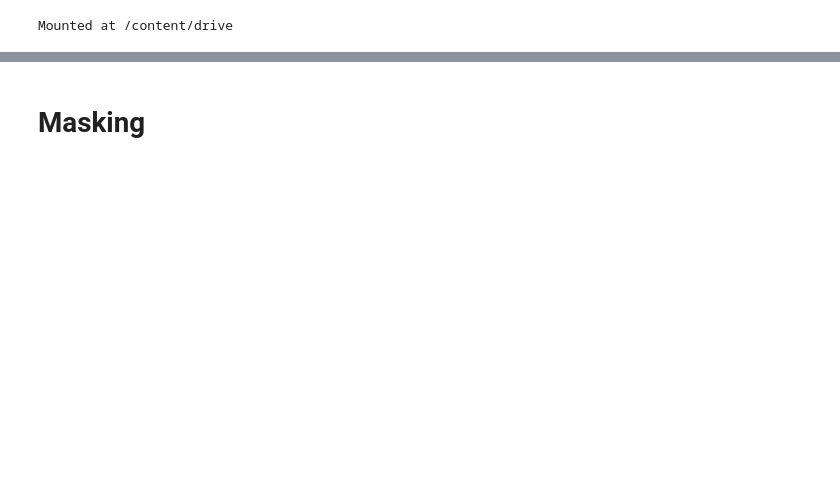
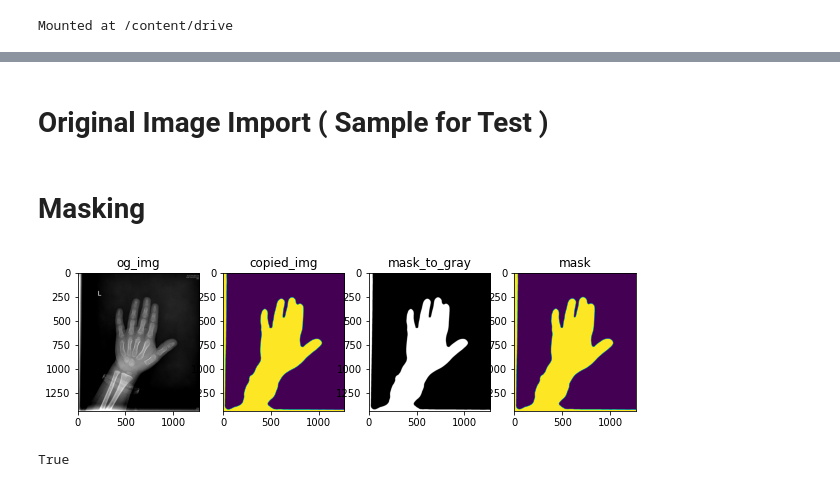
Before and after one commit to kikiru328/Bone_Detection, a Jupyter notebook: 광훈/img_Preprocessing.ipynb, the cells around one changed output, grey strips where cells are left out. Saved outputs shown, nothing was run; the diff lists cells and outputs as text; code cells hidden in the pictures; blank space fills up the shorter version.

```diff
--- a/광훈/img_Preprocessing.ipynb
+++ b/광훈/img_Preprocessing.ipynb
@@ -18,6 +14,10 @@ test = '/content/drive/MyDrive/Bone_detection/data/image/female/1_F.jpg'
 import numpy as np
 import matplotlib.pyplot as plt
 import cv2
+# %% [markdown]
+# Original Image Import ( Sample for Test )
+# %%
+test = '/content/drive/MyDrive/Bone_detection/data/image/male/009_M.jpg'
 # %% [markdown]
 # Masking
 # %%
@@ -36,34 +36,49 @@ img_ = cv2.cvtColor(img_, cv2.COLOR_Lab2BGR)
 img_ = cv2.cvtColor(img_, cv2.COLOR_BGR2GRAY)
 
 # 이미지 평균값으로 이진화.
 # cv2. threshold(src;image(grayscale) , thresh; threshold , maxval; value over threshold, type; thresholding type)
 return_, img_ = cv2.threshold(img_, img_.mean()*1.1, 255, cv2.THRESH_BINARY)
 
 # 가장 큰 윤곽(contour) 값으로 masking
 # cv2. findContours(src; image, searching mode, method )
 contours, hierarchy = cv2.findContours(img_, cv2.RETR_EXTERNAL, cv2.CHAIN_APPROX_SIMPLE)
 max_contours = max(contours, key = cv2.contourArea) # contourARea : 외곽선이 감싸는 영역의 면적 반환.
 mask = np.zeros(img_.shape, dtype = np.uint8) # 마스크 생성
 
 # mask + contours
 cv2.drawContours(mask, [max_contours], -1, (255,255,255), -1)
 
 # morphology
 # kernel에 함수 적용 ( blurring )
 kernel = cv2.getStructuringElement( cv2.MORPH_RECT, (5,5))
 
-#최종 mask 생성
+# 최종 mask 생성
 mask = cv2.dilate(mask,kernel) # 팽창적용
 
-
-
+# 출력
+plt.figure(figsize=(10, 10))
 
 plt.subplot(141)
 plt.imshow(img)
+plt.title('og_img')
+
 plt.subplot(142)
 plt.imshow(img_)
+plt.title('copied_img')
+
 plt.subplot(143)
-plt.imshow(img_,'gray')
+plt.imshow(img_,cmap='gray')
+plt.title('mask_to_gray')
+
 plt.subplot(144)
 plt.imshow(mask)
+plt.title('mask')
+
 plt.show()
+
+# 마스크 저장
+path = '/content/drive/MyDrive/Bone_detection/code/sample_mask.jpg'
+cv2.imwrite(path, mask)
+# %% [output]
+[figure, added]
+True
```
Also changed, not shown: parts of 16 cells of this notebook.
